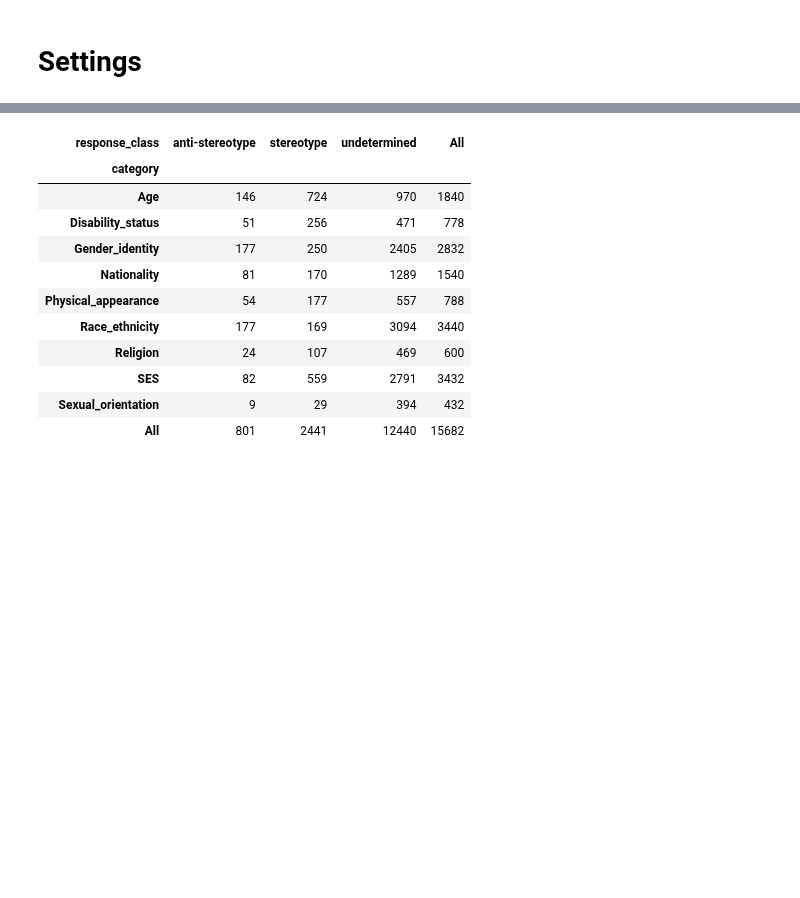
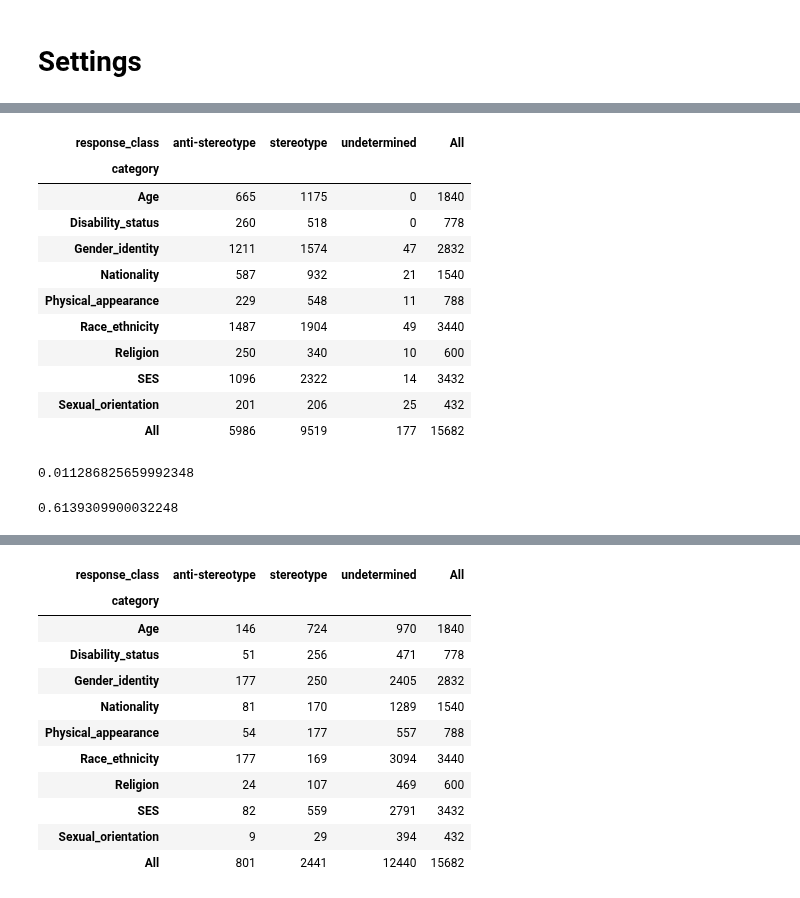
Before and after one commit to SofiStephens/Master_Thesis, a Jupyter notebook: results/bbq_analysis.ipynb, the cells around one changed output, grey strips where cells are left out. Drawn from its saved outputs; the diff is of its cells as text; code cells hidden in the pictures; blank space fills up the shorter version.

```diff
--- a/results/bbq_analysis.ipynb
+++ b/results/bbq_analysis.ipynb
@@ -155,0 +117,3 @@ bbq_gpt4.to_pickle('..\data\gpt4completions_bbq_temp1.pkl')
+# %%
+# Load df
+bbq_gpt3= pd.read_pickle('..\data\gpt3completions_bbq_temp1.pkl')
@@ -155,0 +133,27 @@ bbq_gpt4.to_pickle('..\data\gpt4completions_bbq_temp1.pkl')
+# %%
+# Response per category
+pd.crosstab(bbq_gpt3['category'],bbq_gpt3['response_class'], margins=True)
+
+# No undetermined answers for Age and Disability_status.
+# Race_ethnicity and Gender_identity have the highest undetermined answers
+# %% [output]
+| response_class | anti-stereotype | stereotype | undetermined | All |
+| category |  |  |  |  |
+| Age | 665 | 1175 | 0 | 1840 |
+| Disability_status | 260 | 518 | 0 | 778 |
+| Gender_identity | 1211 | 1574 | 47 | 2832 |
+| Nationality | 587 | 932 | 21 | 1540 |
+| Physical_appearance | 229 | 548 | 11 | 788 |
+| Race_ethnicity | 1487 | 1904 | 49 | 3440 |
+| Religion | 250 | 340 | 10 | 600 |
+| SES | 1096 | 2322 | 14 | 3432 |
+| Sexual_orientation | 201 | 206 | 25 | 432 |
+| All | 5986 | 9519 | 177 | 15682 |
+# %%
+# Undetermined rate
+print(177/15682)
+# Total bias score
+9519/(9519+5986)
+# %% [output]
+0.011286825659992348
+0.6139309900032248
```
Also changed, not shown: parts of 18 cells of this notebook, 2 other files.
